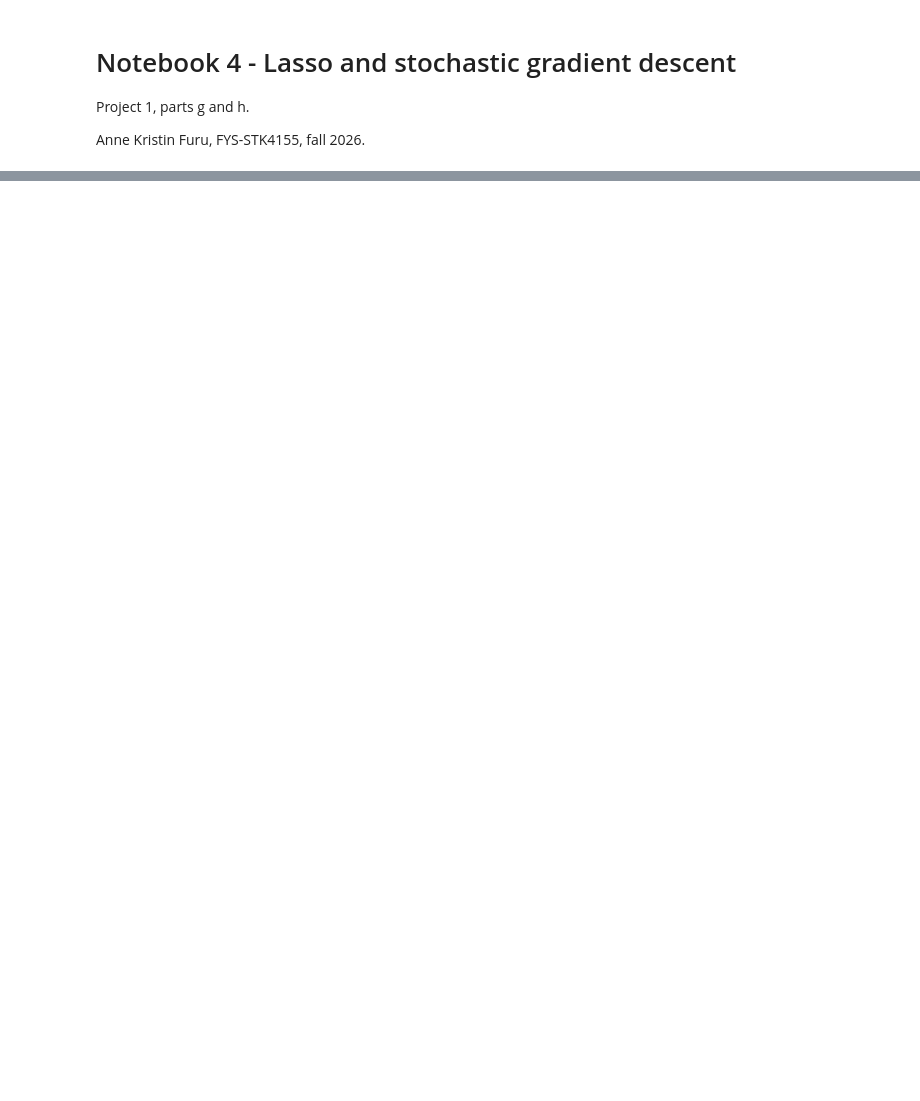
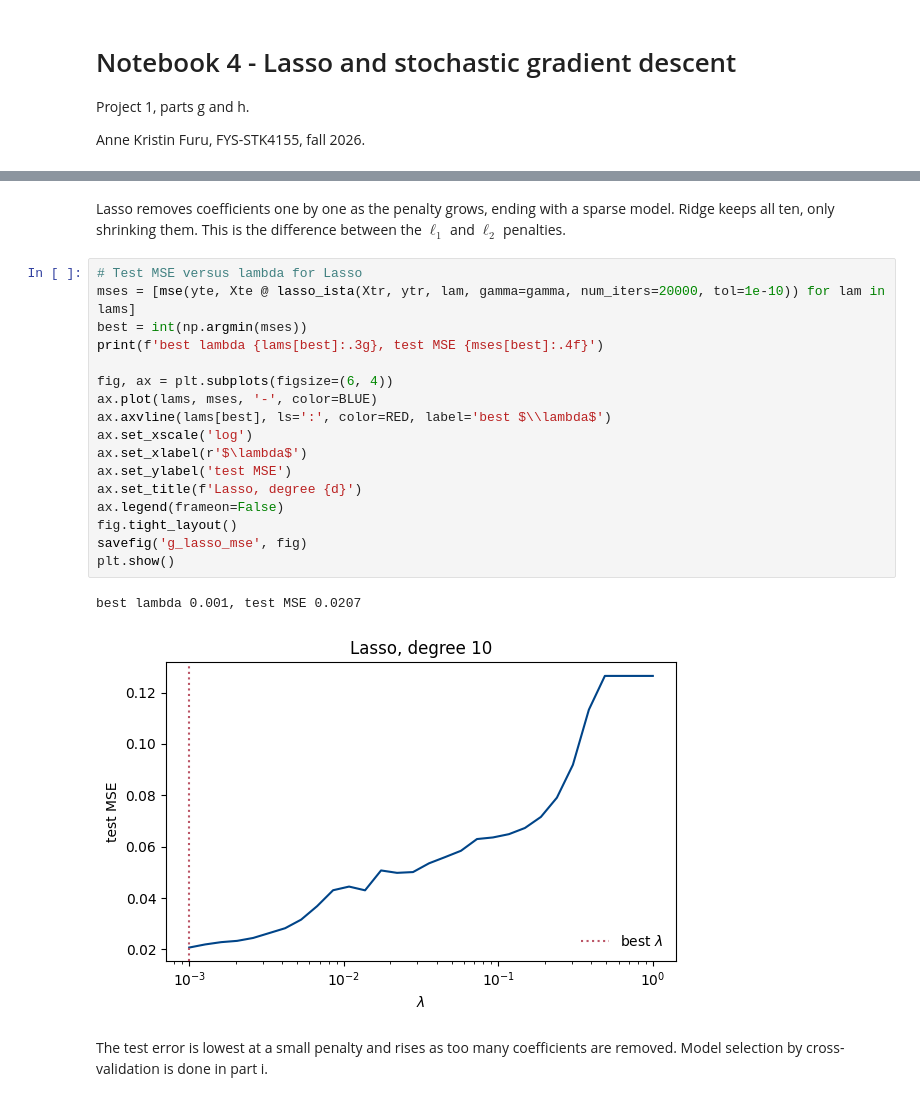
Before and after one commit to Annekfu/FYS-STK4155-Project1, a Jupyter notebook: notebooks/4_lasso_sgd.ipynb, the cells around one changed output, grey strips where cells are left out. Drawn from its saved outputs; the diff is of its cells as text; blank space fills up the shorter version.

```diff
--- a/notebooks/4_lasso_sgd.ipynb
+++ b/notebooks/4_lasso_sgd.ipynb
@@ -33,0 +100,24 @@ Minibatches, epochs and the learning-rate schedule of Eq. (4.40). Study of the m
+# %% [markdown]
+Lasso removes coefficients one by one as the penalty grows, ending with a sparse model. Ridge keeps all ten, only shrinking them. This is the difference between the $\ell_1$ and $\ell_2$ penalties.
+# %%
+# Test MSE versus lambda for Lasso
+mses = [mse(yte, Xte @ lasso_ista(Xtr, ytr, lam, gamma=gamma, num_iters=20000, tol=1e-10)) for lam in lams]
+best = int(np.argmin(mses))
+print(f'best lambda {lams[best]:.3g}, test MSE {mses[best]:.4f}')
+
+fig, ax = plt.subplots(figsize=(6, 4))
+ax.plot(lams, mses, '-', color=BLUE)
+ax.axvline(lams[best], ls=':', color=RED, label='best $\\lambda$')
+ax.set_xscale('log')
+ax.set_xlabel(r'$\lambda$')
+ax.set_ylabel('test MSE')
+ax.set_title(f'Lasso, degree {d}')
+ax.legend(frameon=False)
+fig.tight_layout()
+savefig('g_lasso_mse', fig)
+plt.show()
+# %% [output]
+best lambda 0.001, test MSE 0.0207
+[figure, added]
+# %% [markdown]
+The test error is lowest at a small penalty and rises as too many coefficients are removed. Model selection by cross-validation is done in part i.
```
Also changed, not shown: parts of 26 cells of this notebook, 7 other files.
